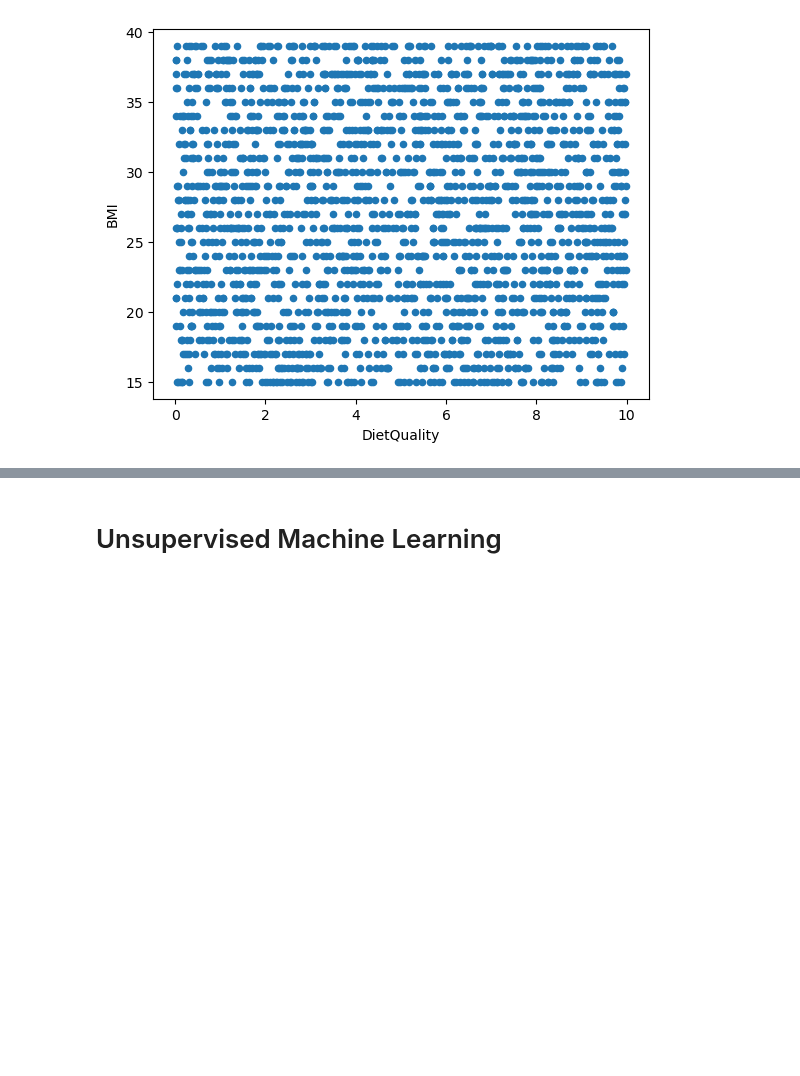
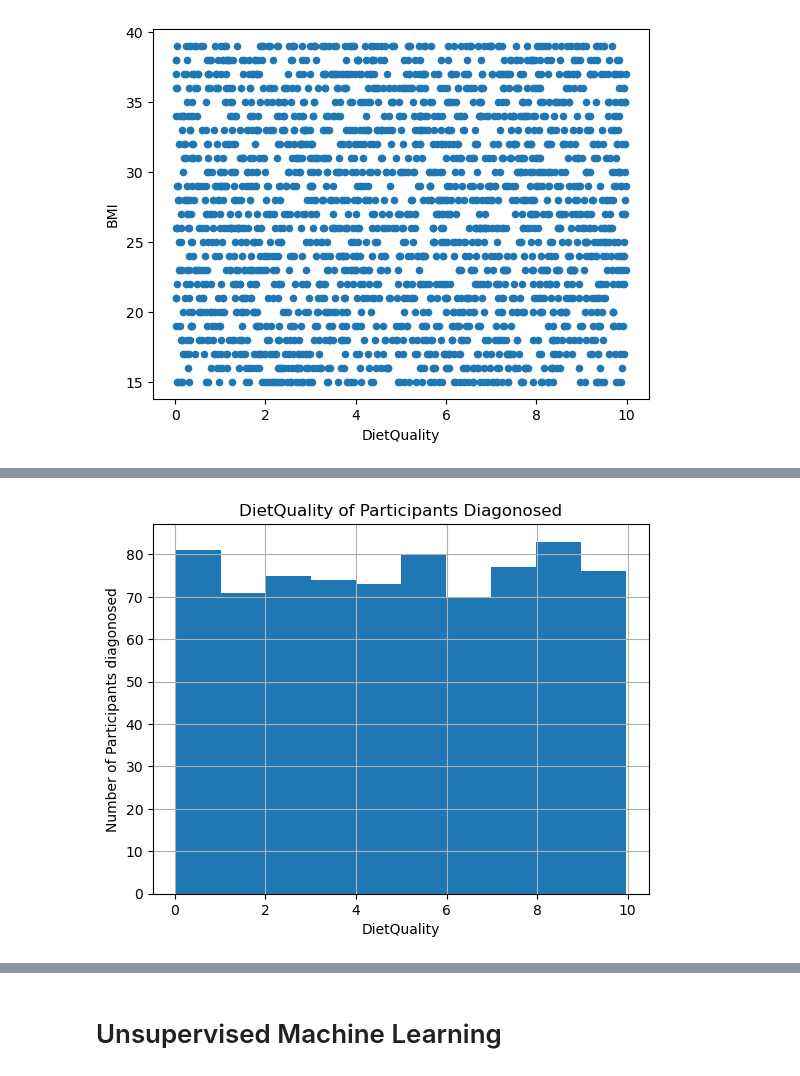
Before and after one commit to rutgers-bootcamp-team-5/project-4, a Jupyter notebook: main.ipynb, the cells around one changed output, grey strips where cells are left out. Cells and saved outputs as stored; diff of their text form; code cells hidden in the pictures; blank space fills up the shorter version.

```diff
--- a/main.ipynb
+++ b/main.ipynb
@@ -174,0 +204,9 @@ plt.show()
+# %%
+bins_Diat = data_Diagnosed['DietQuality'].astype('int').max() - data_Diagnosed['DietQuality'].astype('int').min()+1
+data_Diagnosed['DietQuality'].hist(bins=bins_Diat)
+plt.xlabel('DietQuality')
+plt.ylabel('Number of Participants diagonosed')
+plt.title('DietQuality of Participants Diagonosed')
+plt.show()
+# %% [output]
+[figure, added]
```
Also changed, not shown: parts of 13 cells of this notebook.
